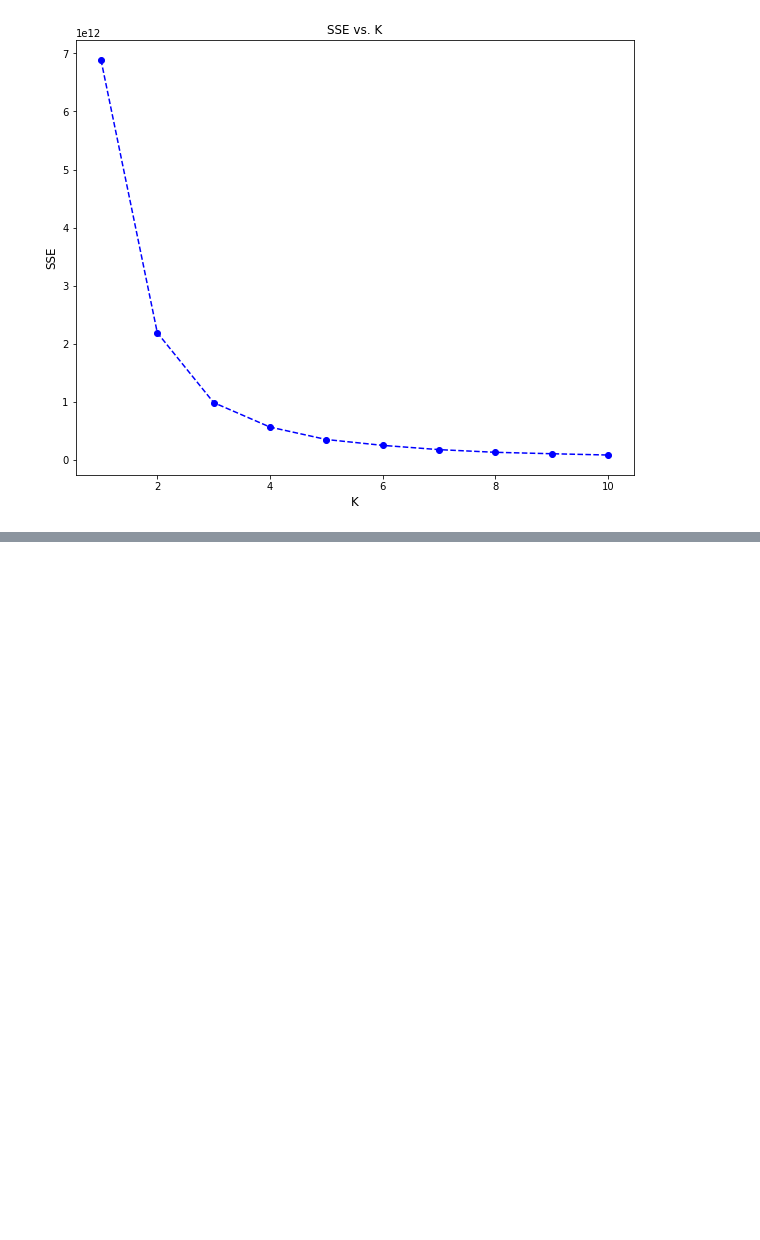
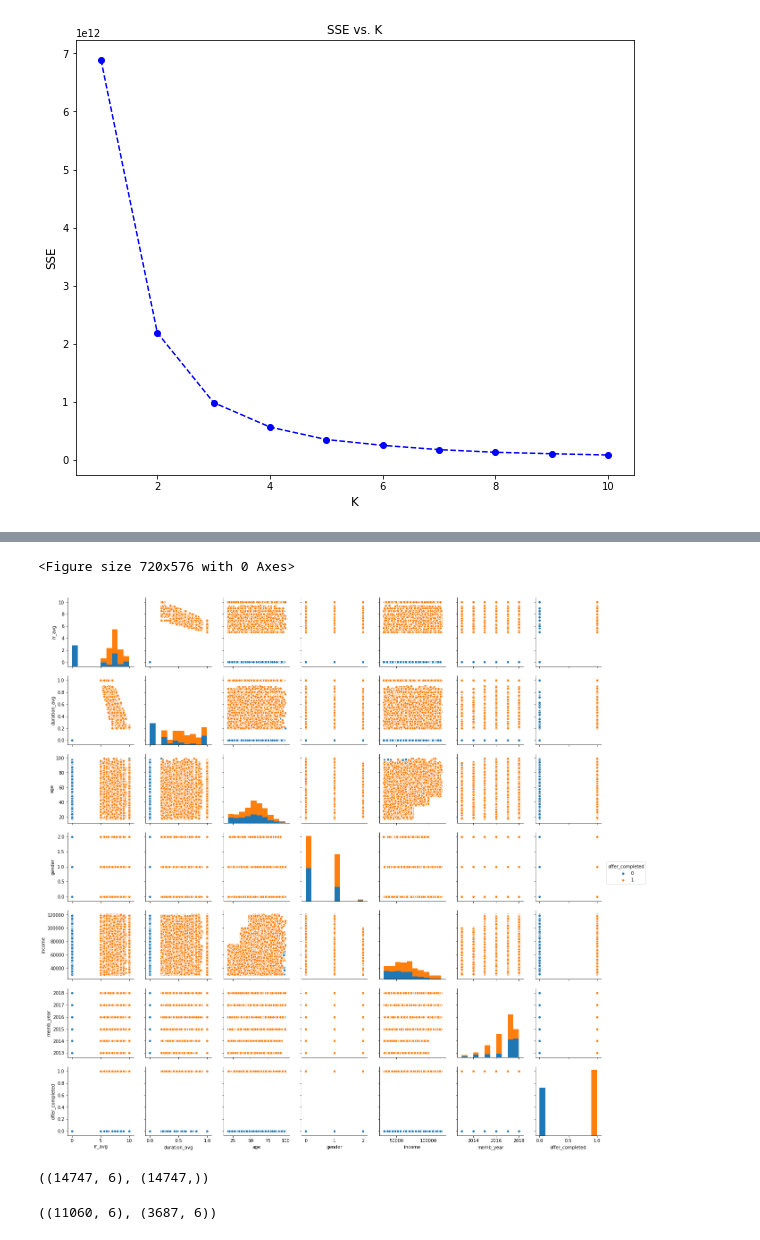
Before and after one commit to Sandhyakripalani/StarBucksProject, a Jupyter notebook: Starbucks_Capstone_OffersCombined.ipynb, the cells around one changed output, grey strips where cells are left out. Saved outputs shown, nothing was run; the diff lists cells and outputs as text; code cells hidden in the pictures; blank space fills up the shorter version.

```diff
--- a/Starbucks_Capstone_OffersCombined.ipynb
+++ b/Starbucks_Capstone_OffersCombined.ipynb
@@ -1134,0 +1340,6 @@ ValueError: Must setup local AWS configuration with a region supported by SageMa
+# %%
+plt.figure(figsize= (10,8))
+sns.pairplot(offer_profile, hue='offer_completed');
+# %% [output]
+<Figure size 720x576 with 0 Axes>
+[figure, added]
@@ -1134,0 +1352,6 @@ ValueError: Must setup local AWS configuration with a region supported by SageMa
+# %%
+y = offer_profile['offer_completed']
+X= offer_profile.drop('offer_completed',axis=1)
+X.shape,y.shape
+# %% [output]
+((14747, 6), (14747,))
@@ -1134,0 +1360,4 @@ ValueError: Must setup local AWS configuration with a region supported by SageMa
+# %%
+X_train.shape,X_test.shape
+# %% [output]
+((11060, 6), (3687, 6))
```
Also changed, not shown: parts of 58 cells of this notebook.
